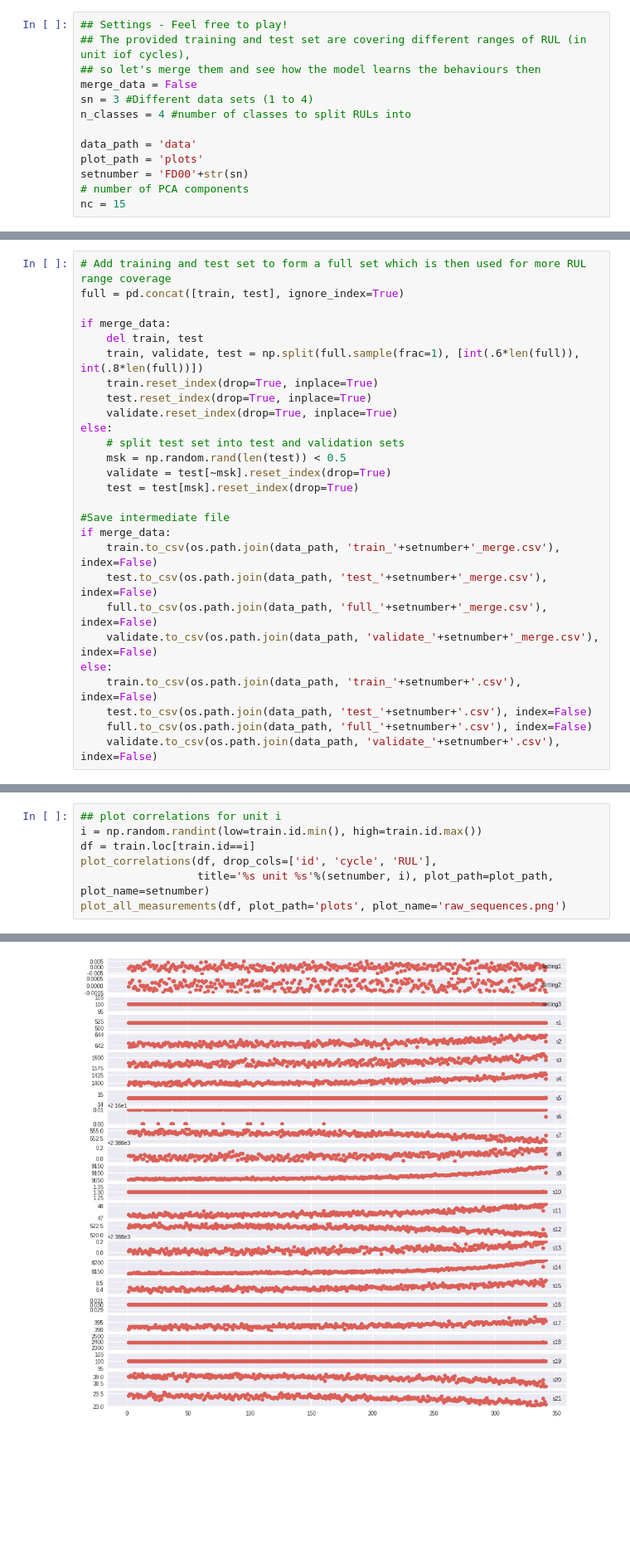
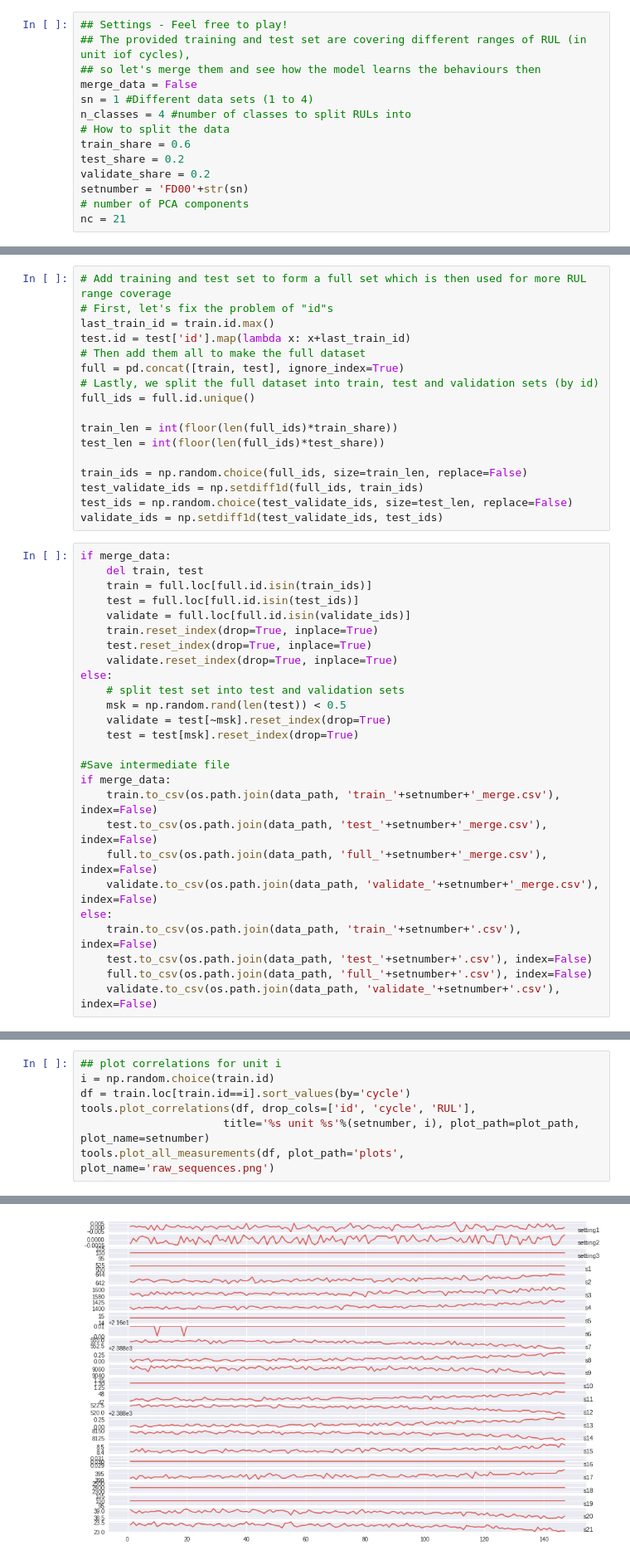
Before and after one commit to asadisaghar/PdM-C-MAPSS, a Jupyter notebook: play/publish/preprocessing.ipynb, the cells around one changed output, grey strips where cells are left out. Shown: that part at 83% size. Saved outputs shown, nothing was run; the diff lists cells and outputs as text; blank space fills up the shorter version.

```diff
--- a/play/publish/preprocessing.ipynb
+++ b/play/publish/preprocessing.ipynb
@@ -35,11 +39,12 @@ warnings.filterwarnings('ignore')
 ## The provided training and test set are covering different ranges of RUL (in unit iof cycles),
 ## so let's merge them and see how the model learns the behaviours then
 merge_data = False
-sn = 3 #Different data sets (1 to 4)
+sn = 1 #Different data sets (1 to 4)
 n_classes = 4 #number of classes to split RULs into
-
-data_path = 'data'
-plot_path = 'plots'
+# How to split the data
+train_share = 0.6
+test_share = 0.2
+validate_share = 0.2
 setnumber = 'FD00'+str(sn)
 # number of PCA components
-nc = 15
+nc = 21
@@ -115,13 +70,29 @@ test = calculate_test_RUL(test, label)
 #Make all values float
 train = train.astype('float64')
 test = test.astype('float64')
+# %%
+# Add training and test set to form a full set which is then used for more RUL range coverage
+# First, let's fix the problem of "id"s
+last_train_id = train.id.max()
+test.id = test['id'].map(lambda x: x+last_train_id)
+# Then add them all to make the full dataset
+full = pd.concat([train, test], ignore_index=True)
+# Lastly, we split the full dataset into train, test and validation sets (by id)
+full_ids = full.id.unique()
+
+train_len = int(floor(len(full_ids)*train_share))
+test_len = int(floor(len(full_ids)*test_share))
+
+train_ids = np.random.choice(full_ids, size=train_len, replace=False)
+test_validate_ids = np.setdiff1d(full_ids, train_ids)
+test_ids = np.random.choice(test_validate_ids, size=test_len, replace=False)
+validate_ids = np.setdiff1d(test_validate_ids, test_ids)
 # %%
-# Add training and test set to form a full set which is then used for more RUL range coverage
-full = pd.concat([train, test], ignore_index=True)
-
 if merge_data:
     del train, test
-    train, validate, test = np.split(full.sample(frac=1), [int(.6*len(full)), int(.8*len(full))])
+    train = full.loc[full.id.isin(train_ids)]
+    test = full.loc[full.id.isin(test_ids)]
+    validate = full.loc[full.id.isin(validate_ids)]
     train.reset_index(drop=True, inplace=True)
     test.reset_index(drop=True, inplace=True)
     validate.reset_index(drop=True, inplace=True)
@@ -160,8 +131,8 @@ plt.show()
 # %%
 ## plot correlations for unit i
-i = np.random.randint(low=train.id.min(), high=train.id.max())
-df = train.loc[train.id==i]
-plot_correlations(df, drop_cols=['id', 'cycle', 'RUL'],
-                  title='%s unit %s'%(setnumber, i), plot_path=plot_path, plot_name=setnumber)
-plot_all_measurements(df, plot_path='plots', plot_name='raw_sequences.png')
+i = np.random.choice(train.id)
+df = train.loc[train.id==i].sort_values(by='cycle')
+tools.plot_correlations(df, drop_cols=['id', 'cycle', 'RUL'],
+                      title='%s unit %s'%(setnumber, i), plot_path=plot_path, plot_name=setnumber)
+tools.plot_all_measurements(df, plot_path='plots', plot_name='raw_sequences.png')
 # %% [output]
@@ -169,4 +140,4 @@ plot_all_measurements(df, plot_path='plots', plot_name='raw_sequences.png')
-[figure, old version]
+[figure, new version]
 # %%
 ## SCALE DATA
 #normalize features (using MinMaxScaler)
```
Also changed, not shown: parts of 12 cells of this notebook, 12 other files.
